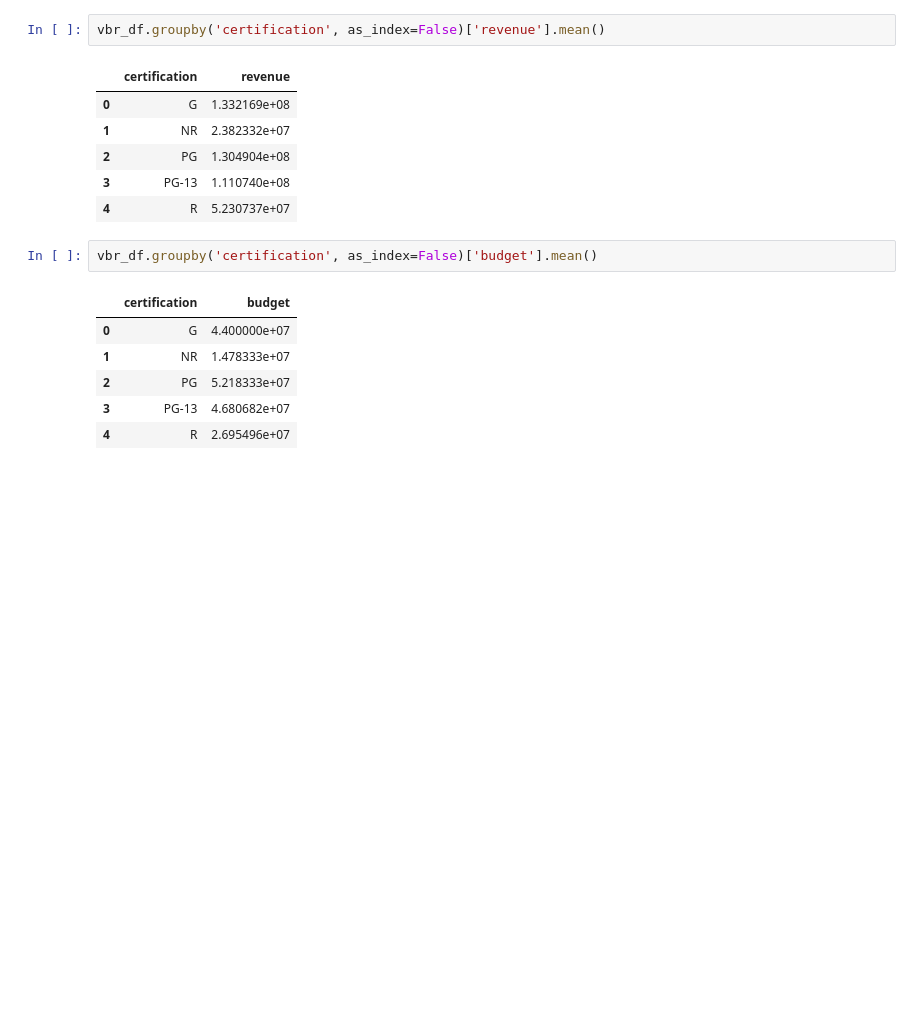
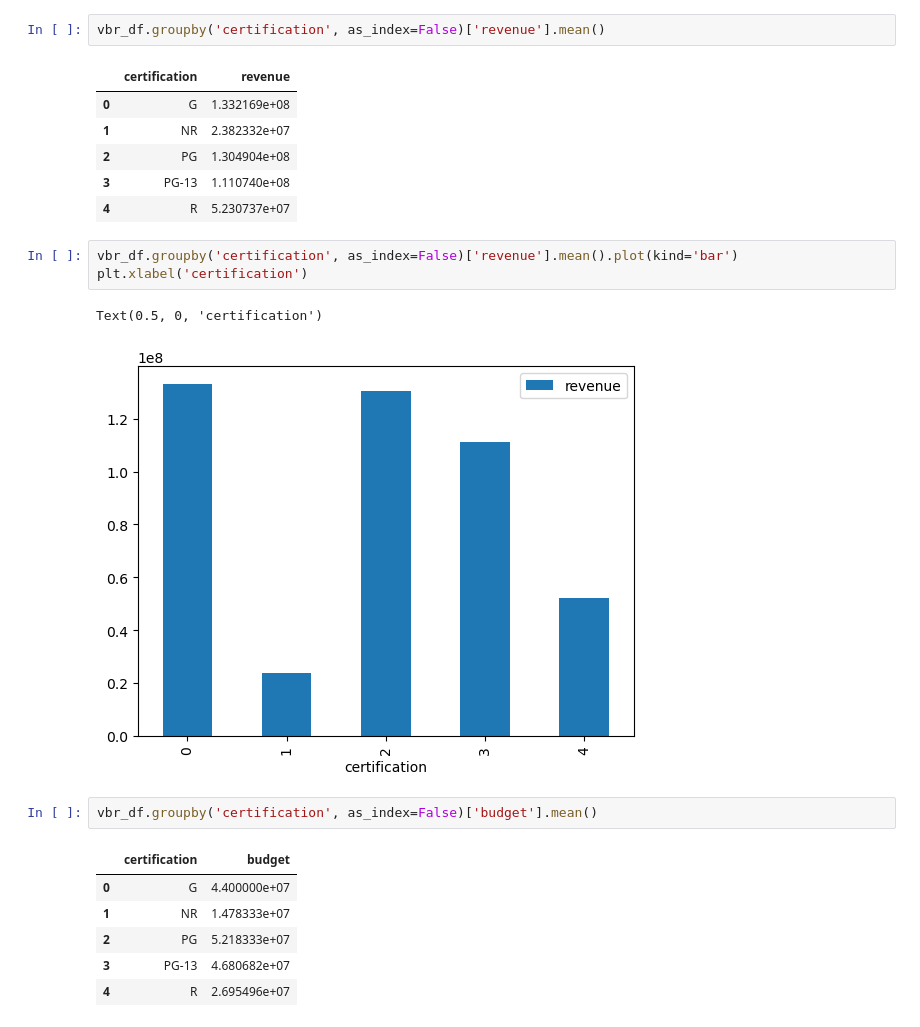
Before and after one commit to Josh-XS/Project-3, a Jupyter notebook: Exploratory Data Analysis.ipynb, the cells around one changed output. Cells and saved outputs as stored; diff of their text form; blank space fills up the shorter version.

```diff
--- a/Exploratory Data Analysis.ipynb
+++ b/Exploratory Data Analysis.ipynb
@@ -71,6 +66,12 @@ vbr_df.groupby('certification', as_index=False)['revenue'].mean()
 | 2 | PG | 1.304904e+08 |
 | 3 | PG-13 | 1.110740e+08 |
 | 4 | R | 5.230737e+07 |
+# %%
+vbr_df.groupby('certification', as_index=False)['revenue'].mean().plot(kind='bar')
+plt.xlabel('certification')
+# %% [output]
+Text(0.5, 0, 'certification')
+[figure, added]
 # %%
 vbr_df.groupby('certification', as_index=False)['budget'].mean()
 # %% [output]
```
Also changed, not shown: parts of 4 cells of this notebook, 6 other files.
